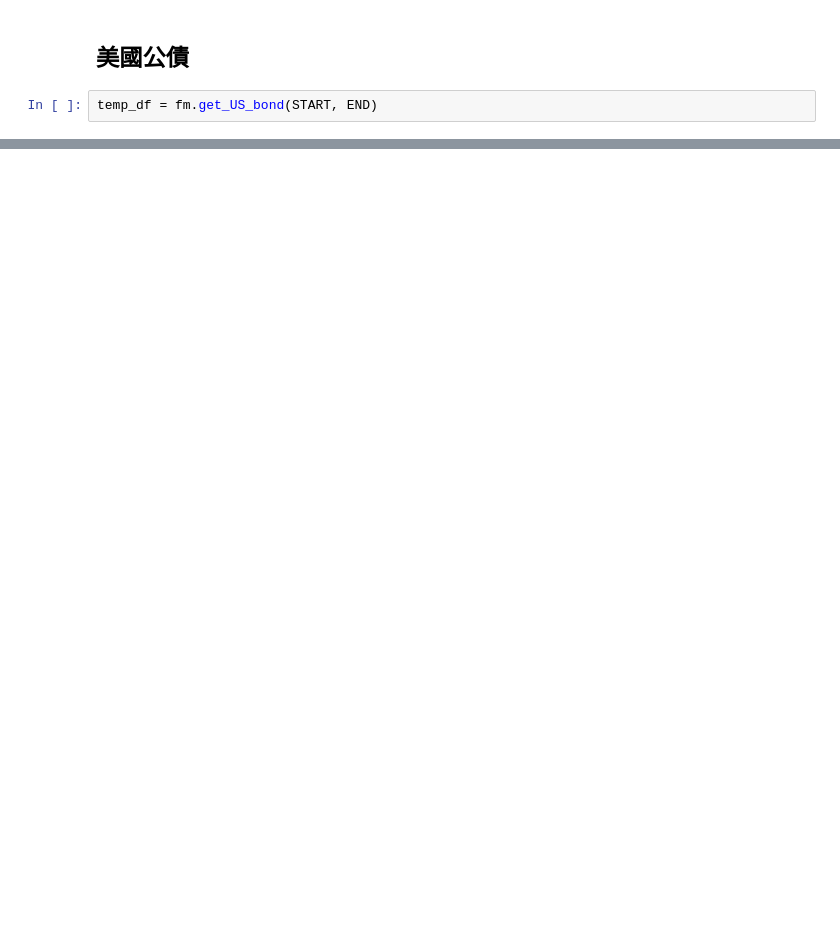
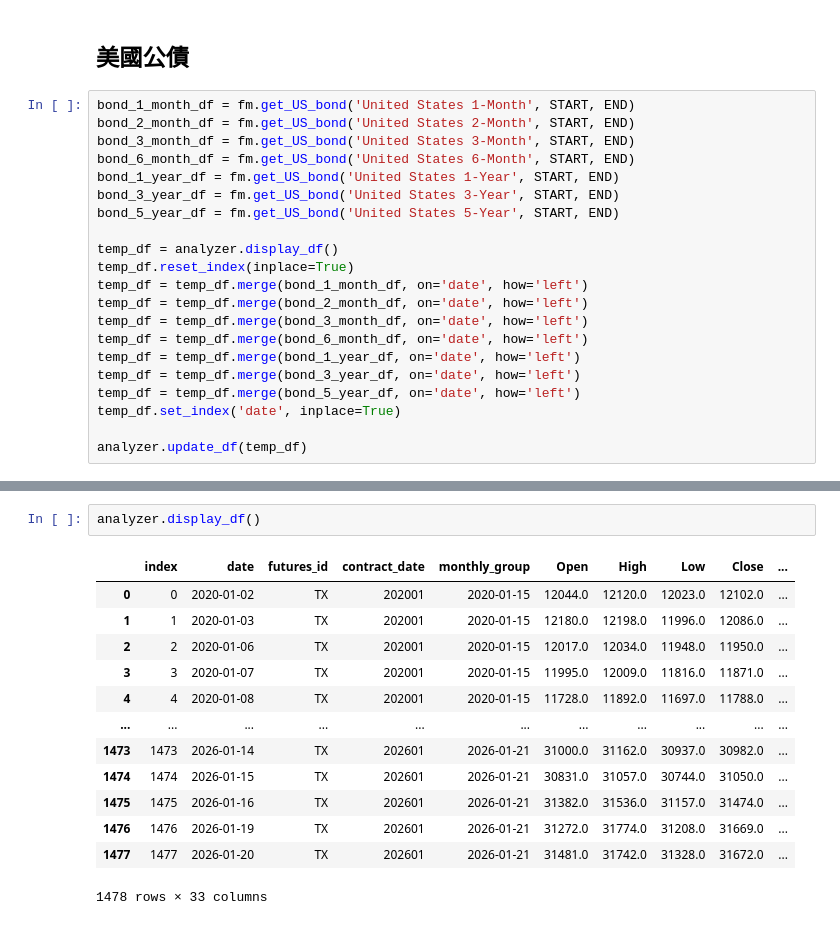
Before and after one commit to Xin95172/Quant, a Jupyter notebook: projects/workStrategy/TX/TX.ipynb, the cells around one changed output, grey strips where cells are left out. Drawn from its saved outputs; the diff is of its cells as text; blank space fills up the shorter version.

```diff
--- a/projects/workStrategy/TX/TX.ipynb
+++ b/projects/workStrategy/TX/TX.ipynb
@@ -165,5 +212,24 @@ analyzer.indicator_institutional_flow(demean=True)
 # %% [markdown]
 ## 美國公債
 # %%
-temp_df = fm.get_US_bond(START, END)
+bond_1_month_df = fm.get_US_bond('United States 1-Month', START, END)
+bond_2_month_df = fm.get_US_bond('United States 2-Month', START, END)
+bond_3_month_df = fm.get_US_bond('United States 3-Month', START, END)
+bond_6_month_df = fm.get_US_bond('United States 6-Month', START, END)
+bond_1_year_df = fm.get_US_bond('United States 1-Year', START, END)
+bond_3_year_df = fm.get_US_bond('United States 3-Year', START, END)
+bond_5_year_df = fm.get_US_bond('United States 5-Year', START, END)
+
+temp_df = analyzer.display_df()
+temp_df.reset_index(inplace=True)
+temp_df = temp_df.merge(bond_1_month_df, on='date', how='left')
+temp_df = temp_df.merge(bond_2_month_df, on='date', how='left')
+temp_df = temp_df.merge(bond_3_month_df, on='date', how='left')
+temp_df = temp_df.merge(bond_6_month_df, on='date', how='left')
+temp_df = temp_df.merge(bond_1_year_df, on='date', how='left')
+temp_df = temp_df.merge(bond_3_year_df, on='date', how='left')
+temp_df = temp_df.merge(bond_5_year_df, on='date', how='left')
+temp_df.set_index('date', inplace=True)
+
+analyzer.update_df(temp_df)
 # %% [output]
@@ -170,0 +244,16 @@ NameError: name 'Dataset' is not defined
+# %%
+analyzer.display_df()
+# %% [output]
+|  | index | date | futures_id | contract_date | monthly_group | Open | High | Low | Close | ... |
+| 0 | 0 | 2020-01-02 | TX | 202001 | 2020-01-15 | 12044.0 | 12120.0 | 12023.0 | 12102.0 | ... |
+| 1 | 1 | 2020-01-03 | TX | 202001 | 2020-01-15 | 12180.0 | 12198.0 | 11996.0 | 12086.0 | ... |
+| 2 | 2 | 2020-01-06 | TX | 202001 | 2020-01-15 | 12017.0 | 12034.0 | 11948.0 | 11950.0 | ... |
+| 3 | 3 | 2020-01-07 | TX | 202001 | 2020-01-15 | 11995.0 | 12009.0 | 11816.0 | 11871.0 | ... |
+| 4 | 4 | 2020-01-08 | TX | 202001 | 2020-01-15 | 11728.0 | 11892.0 | 11697.0 | 11788.0 | ... |
+| ... | ... | ... | ... | ... | ... | ... | ... | ... | ... | ... |
+| 1473 | 1473 | 2026-01-14 | TX | 202601 | 2026-01-21 | 31000.0 | 31162.0 | 30937.0 | 30982.0 | ... |
+| 1474 | 1474 | 2026-01-15 | TX | 202601 | 2026-01-21 | 30831.0 | 31057.0 | 30744.0 | 31050.0 | ... |
+| 1475 | 1475 | 2026-01-16 | TX | 202601 | 2026-01-21 | 31382.0 | 31536.0 | 31157.0 | 31474.0 | ... |
+| 1476 | 1476 | 2026-01-19 | TX | 202601 | 2026-01-21 | 31272.0 | 31774.0 | 31208.0 | 31669.0 | ... |
+| 1477 | 1477 | 2026-01-20 | TX | 202601 | 2026-01-21 | 31481.0 | 31742.0 | 31328.0 | 31672.0 | ... |
+1478 rows × 33 columns
```
Also changed, not shown: parts of 6 cells of this notebook, 1 other file.
